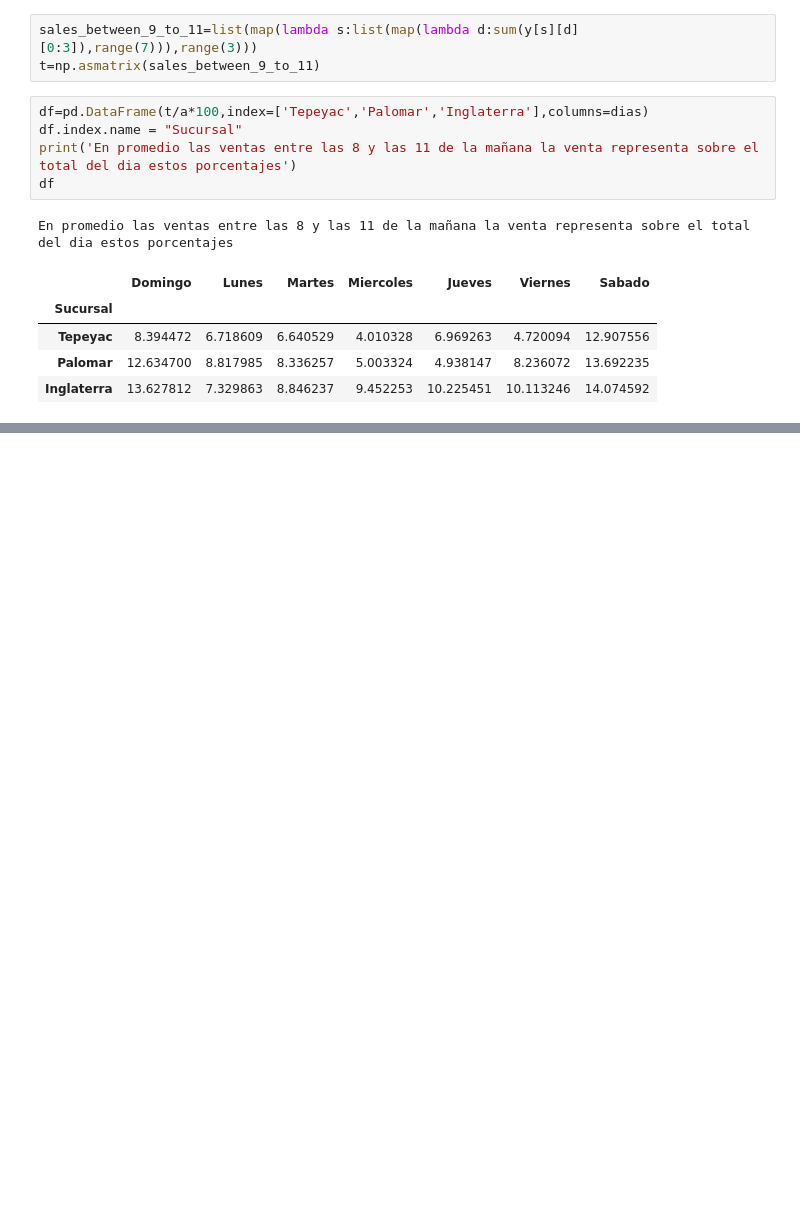
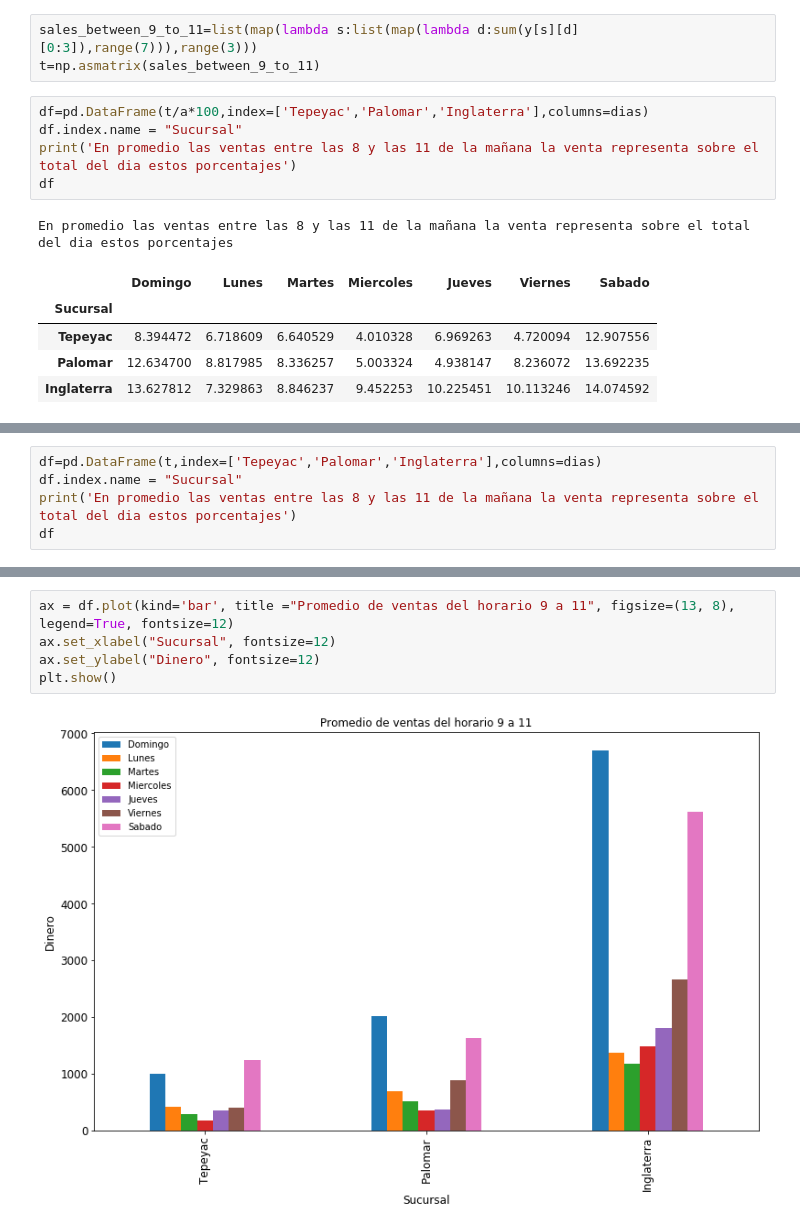
Before and after one commit to agui197/Las-Ro, a Jupyter notebook: Venta por hora/Ventas por hora.ipynb, the cells around one changed output, grey strips where cells are left out. Drawn from its saved outputs; the diff is of its cells as text; blank space fills up the shorter version.

```diff
--- a/Venta por hora/Ventas por hora.ipynb
+++ b/Venta por hora/Ventas por hora.ipynb
@@ -105,0 +113,5 @@ En promedio las ventas entre las 8 y las 11 de la mañana la venta representa so
+# %%
+df=pd.DataFrame(t,index=['Tepeyac','Palomar','Inglaterra'],columns=dias)
+df.index.name = "Sucursal"
+print('En promedio las ventas entre las 8 y las 11 de la mañana la venta representa sobre el total del dia estos porcentajes')
+df
@@ -105,0 +125,7 @@ En promedio las ventas entre las 8 y las 11 de la mañana la venta representa so
+# %%
+ax = df.plot(kind='bar', title ="Promedio de ventas del horario 9 a 11", figsize=(13, 8), legend=True, fontsize=12)
+ax.set_xlabel("Sucursal", fontsize=12)
+ax.set_ylabel("Dinero", fontsize=12)
+plt.show()
+# %% [output]
+[figure, added]
```
Also changed, not shown: parts of 4 cells of this notebook, 3 other files.
